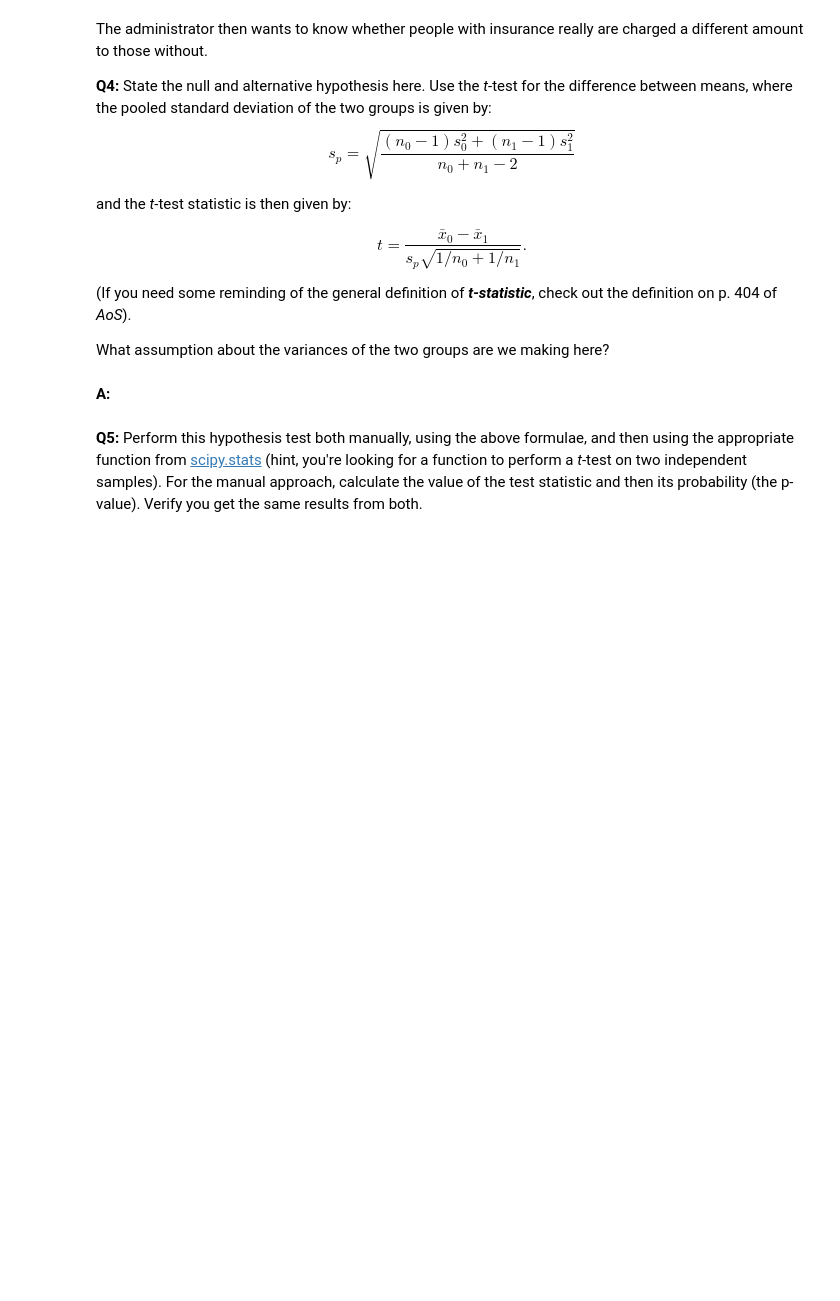
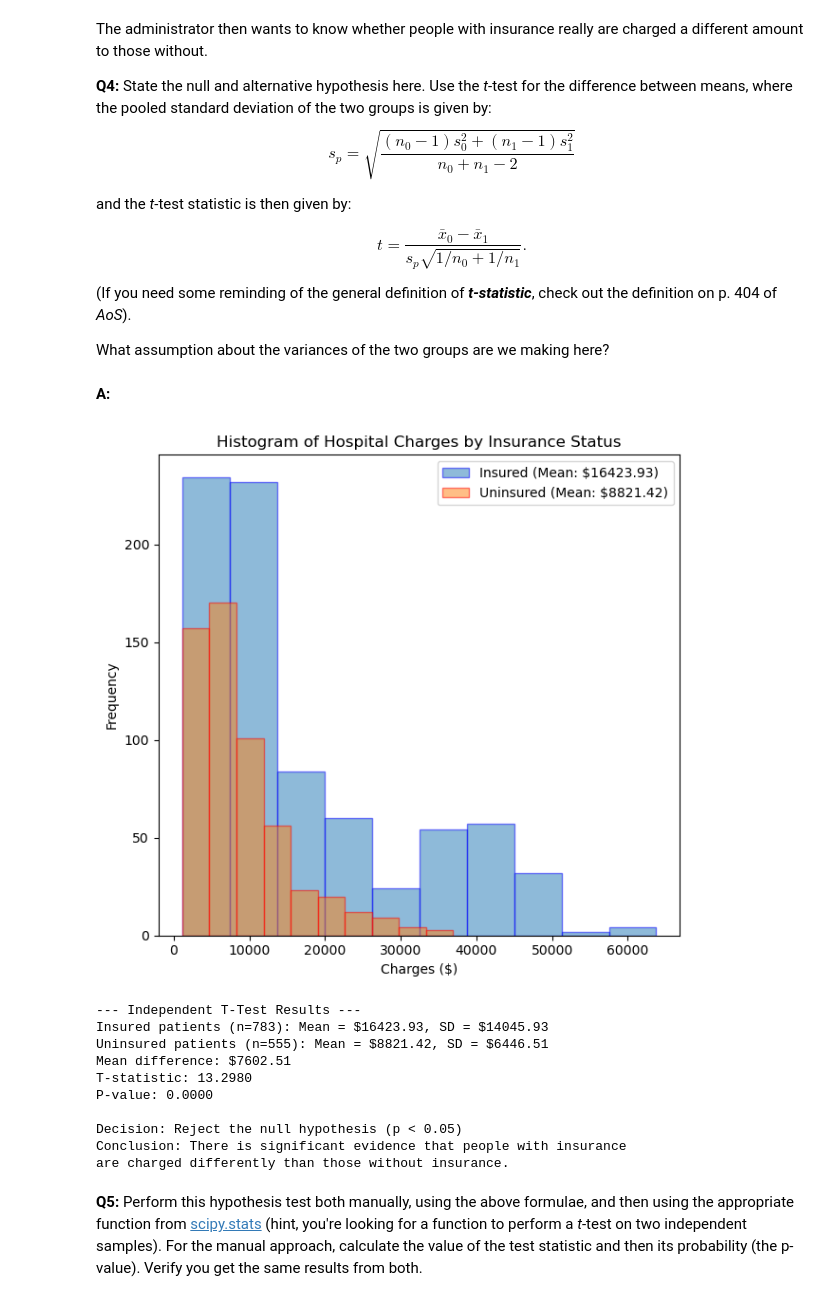
Before and after one commit to npandey472/1750862181_Frequentist_Inference_Case_Study_-_Part_B, a Jupyter notebook: 1750862181_Frequentist_Inference_Case_Study_-_Part_B/Frequentist Inference Case Study - Part B/Frequentist Inference Case Study - Part B.ipynb, the cells around one changed output. Cells and saved outputs as stored; diff of their text form; code cells hidden in the pictures; blank space fills up the shorter version.

```diff
--- a/1750862181_Frequentist_Inference_Case_Study_-_Part_B/Frequentist Inference Case Study - Part B/Frequentist Inference Case Study - Part B.ipynb
+++ b/1750862181_Frequentist_Inference_Case_Study_-_Part_B/Frequentist Inference Case Study - Part B/Frequentist Inference Case Study - Part B.ipynb
@@ -209,6 +209,68 @@ t = \frac{\bar{x}_0 - \bar{x}_1}{s_p \sqrt{1/n_0 + 1/n_1}}.
 What assumption about the variances of the two groups are we making here?
 # %% [markdown]
 __A:__
+# %%
+
+
+# Split the data into two groups
+insured = medical[medical['insuranceclaim'] == 1]['charges']
+uninsured = medical[medical['insuranceclaim'] == 0]['charges']
+
+# Calculate basic statistics
+insured_mean = insured.mean()
+uninsured_mean = uninsured.mean()
+insured_std = insured.std()
+uninsured_std = uninsured.std()
+
+# Visualize the distributions
+plt.figure(figsize=(12, 6))
+
+# Create histograms
+plt.subplot(1, 2, 2)
+plt.hist(insured, alpha=0.5, label=f'Insured (Mean: ${insured_mean:.2f})', edgecolor='blue')
+plt.hist(uninsured, alpha=0.5, label=f'Uninsured (Mean: ${uninsured_mean:.2f})', edgecolor='red')
+plt.xlabel('Charges ($)')
+plt.ylabel('Frequency')
+plt.legend()
+plt.title('Histogram of Hospital Charges by Insurance Status')
+
+plt.tight_layout()
+plt.show()
+
+# Perform independent t-test
+# H0: μ_insured = μ_uninsured (no difference in means)
+# H1: μ_insured ≠ μ_uninsured (there is a difference in means)
+t_stat, p_value = stats.ttest_ind(insured, uninsured, equal_var=False)  # Using Welch's t-test (not assuming equal variances)
+
+print("\n--- Independent T-Test Results ---")
+print(f"Insured patients (n={len(insured)}): Mean = ${insured_mean:.2f}, SD = ${insured_std:.2f}")
+print(f"Uninsured patients (n={len(uninsured)}): Mean = ${uninsured_mean:.2f}, SD = ${uninsured_std:.2f}")
+print(f"Mean difference: ${insured_mean - uninsured_mean:.2f}")
+print(f"T-statistic: {t_stat:.4f}")
+print(f"P-value: {p_value:.4f}")
+
+# Interpret the results
+alpha = 0.05
+if p_value < alpha:
+    print("\nDecision: Reject the null hypothesis (p < 0.05)")
+    print("Conclusion: There is significant evidence that people with insurance")
+    print("are charged differently than those without insurance.")
+else:
+    print("\nDecision: Fail to reject the null hypothesis (p ≥ 0.05)")
+    print("Conclusion: There is not sufficient evidence to conclude that people with insurance")
+    print("are charged differently than those without insurance.")
+# %% [output]
+[figure, added]
+--- Independent T-Test Results ---
+Insured patients (n=783): Mean = $16423.93, SD = $14045.93
+Uninsured patients (n=555): Mean = $8821.42, SD = $6446.51
+Mean difference: $7602.51
+T-statistic: 13.2980
+P-value: 0.0000
+
+Decision: Reject the null hypothesis (p < 0.05)
+Conclusion: There is significant evidence that people with insurance
+are charged differently than those without insurance.
 # %% [markdown]
 __Q5:__ Perform this hypothesis test both manually, using the above formulae, and then using the appropriate function from [scipy.stats](https://docs.scipy.org/doc/scipy/reference/stats.html#statistical-tests) (hint, you're looking for a function to perform a _t_-test on two independent samples). For the manual approach, calculate the value of the test statistic and then its probability (the p-value). Verify you get the same results from both.
 # %% [markdown]
```
Also changed, not shown: parts of 4 cells of this notebook.
